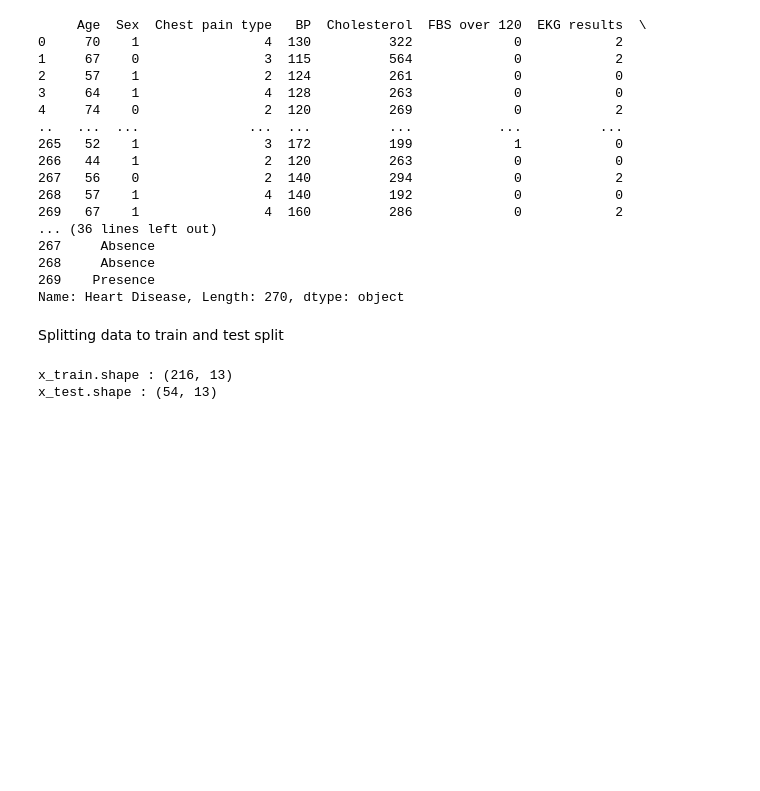
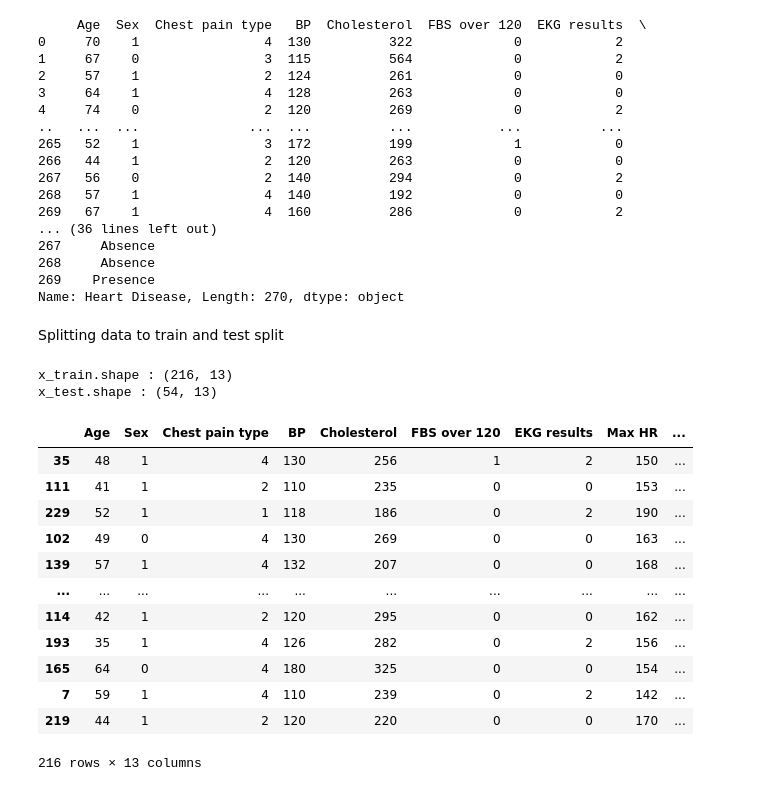
Before and after one commit to senith-sulara/ML_Assignment2_IT19095240_IT19143828_IT18000818_IT19021058, a Jupyter notebook: HeartDieases.ipynb, the cells around one changed output. Drawn from its saved outputs; the diff is of its cells as text; code cells hidden in the pictures; blank space fills up the shorter version.

```diff
--- a/HeartDieases.ipynb
+++ b/HeartDieases.ipynb
@@ -76,3 +76,19 @@ print('x_test.shape :', x_test.shape)
 # %% [output]
 x_train.shape : (216, 13)
 x_test.shape : (54, 13)
+# %%
+x_train
+# %% [output]
+|  | Age | Sex | Chest pain type | BP | Cholesterol | FBS over 120 | EKG results | Max HR | ... |
+| 35 | 48 | 1 | 4 | 130 | 256 | 1 | 2 | 150 | ... |
+| 111 | 41 | 1 | 2 | 110 | 235 | 0 | 0 | 153 | ... |
+| 229 | 52 | 1 | 1 | 118 | 186 | 0 | 2 | 190 | ... |
+| 102 | 49 | 0 | 4 | 130 | 269 | 0 | 0 | 163 | ... |
+| 139 | 57 | 1 | 4 | 132 | 207 | 0 | 0 | 168 | ... |
+| ... | ... | ... | ... | ... | ... | ... | ... | ... | ... |
+| 114 | 42 | 1 | 2 | 120 | 295 | 0 | 0 | 162 | ... |
+| 193 | 35 | 1 | 4 | 126 | 282 | 0 | 2 | 156 | ... |
+| 165 | 64 | 0 | 4 | 180 | 325 | 0 | 0 | 154 | ... |
+| 7 | 59 | 1 | 4 | 110 | 239 | 0 | 2 | 142 | ... |
+| 219 | 44 | 1 | 2 | 120 | 220 | 0 | 0 | 170 | ... |
+216 rows × 13 columns
```
Also changed, not shown: parts of 10 cells of this notebook.
